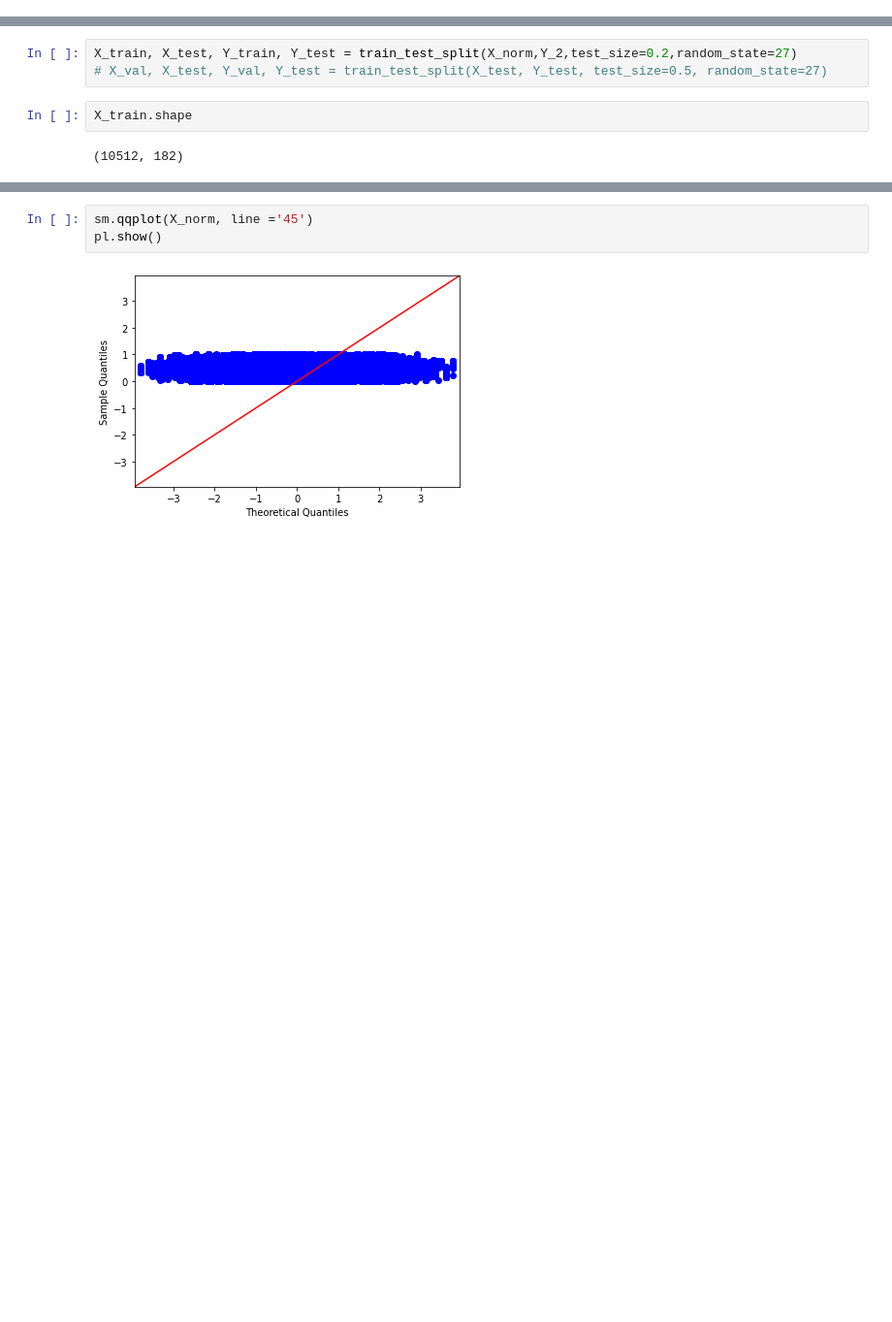
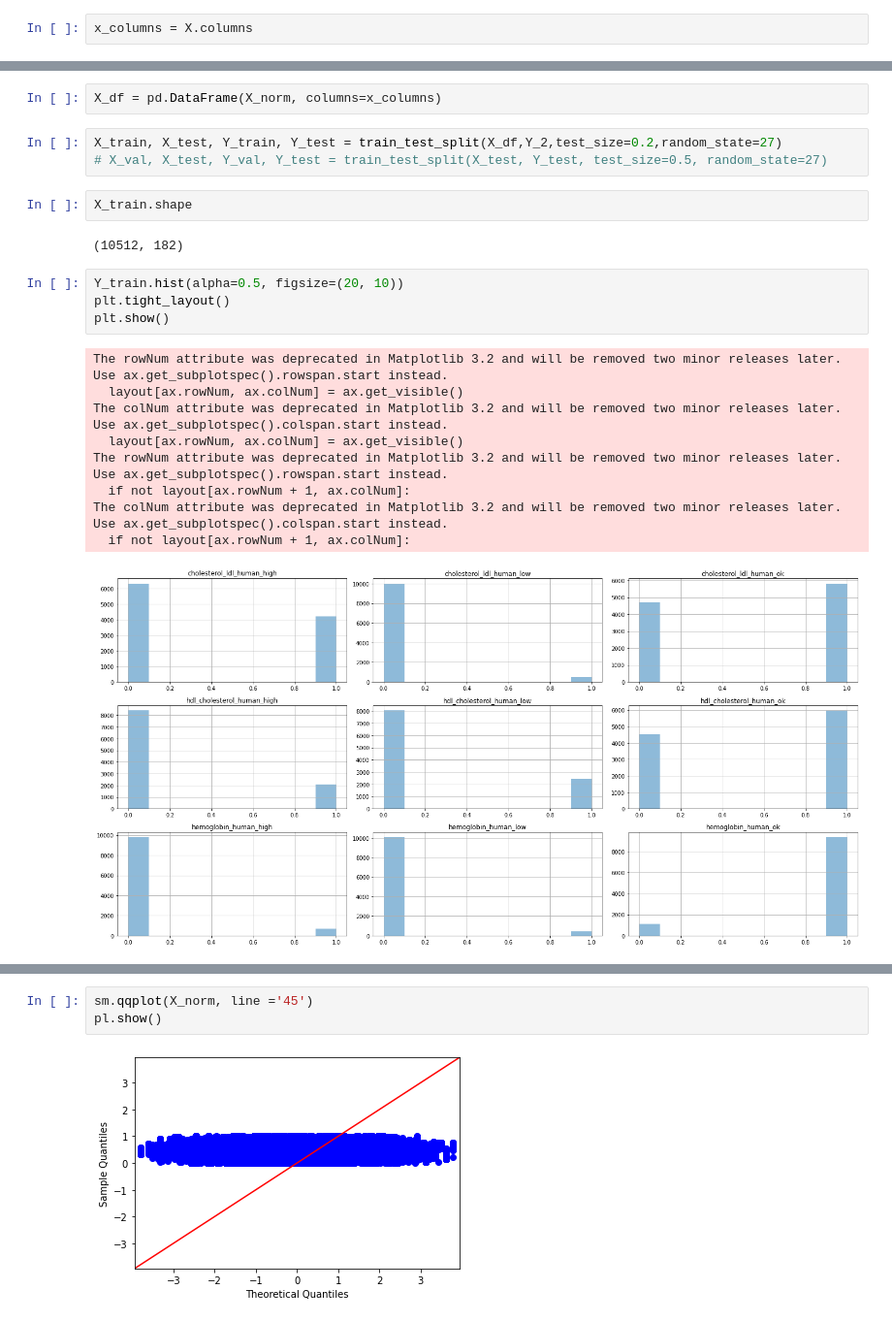
Before and after one commit to AdiVittala/bloodSpectroscopy, a Jupyter notebook: Model-1.ipynb, the cells around one changed output, grey strips where cells are left out. Shown at 97% size. Drawn from its saved outputs; the diff is of its cells as text; blank space fills up the shorter version.

```diff
--- a/Model-1.ipynb
+++ b/Model-1.ipynb
@@ -69,6 +86,8 @@ Y_2
 | 13138 | 0 | 0 | 1 | 0 | ... |
 | 13139 | 1 | 0 | 0 | 0 | ... |
 13140 rows × 9 columns
+# %%
+x_columns = X.columns
 # %%
 N_so, N_o = Y_2.shape
 # %%
@@ -121,10 +140,26 @@ X_norm = norm.transform(X)
 
 # transform test data
 # X_test_norm = norm.transform(X_test)
+# %%
+X_df = pd.DataFrame(X_norm, columns=x_columns)
 # %%
-X_train, X_test, Y_train, Y_test = train_test_split(X_norm,Y_2,test_size=0.2,random_state=27)
+X_train, X_test, Y_train, Y_test = train_test_split(X_df,Y_2,test_size=0.2,random_state=27)
 # X_val, X_test, Y_val, Y_test = train_test_split(X_test, Y_test, test_size=0.5, random_state=27)
 # %%
 X_train.shape
 # %% [output]
 (10512, 182)
+# %%
+Y_train.hist(alpha=0.5, figsize=(20, 10))
+plt.tight_layout()
+plt.show()
+# %% [output]
+The rowNum attribute was deprecated in Matplotlib 3.2 and will be removed two minor releases later. Use ax.get_subplotspec().rowspan.start instead.
+  layout[ax.rowNum, ax.colNum] = ax.get_visible()
+The colNum attribute was deprecated in Matplotlib 3.2 and will be removed two minor releases later. Use ax.get_subplotspec().colspan.start instead.
+  layout[ax.rowNum, ax.colNum] = ax.get_visible()
+The rowNum attribute was deprecated in Matplotlib 3.2 and will be removed two minor releases later. Use ax.get_subplotspec().rowspan.start instead.
+  if not layout[ax.rowNum + 1, ax.colNum]:
+The colNum attribute was deprecated in Matplotlib 3.2 and will be removed two minor releases later. Use ax.get_subplotspec().colspan.start instead.
+  if not layout[ax.rowNum + 1, ax.colNum]:
+[figure, added]
```
Also changed, not shown: parts of 18 cells of this notebook, 2 other files.
